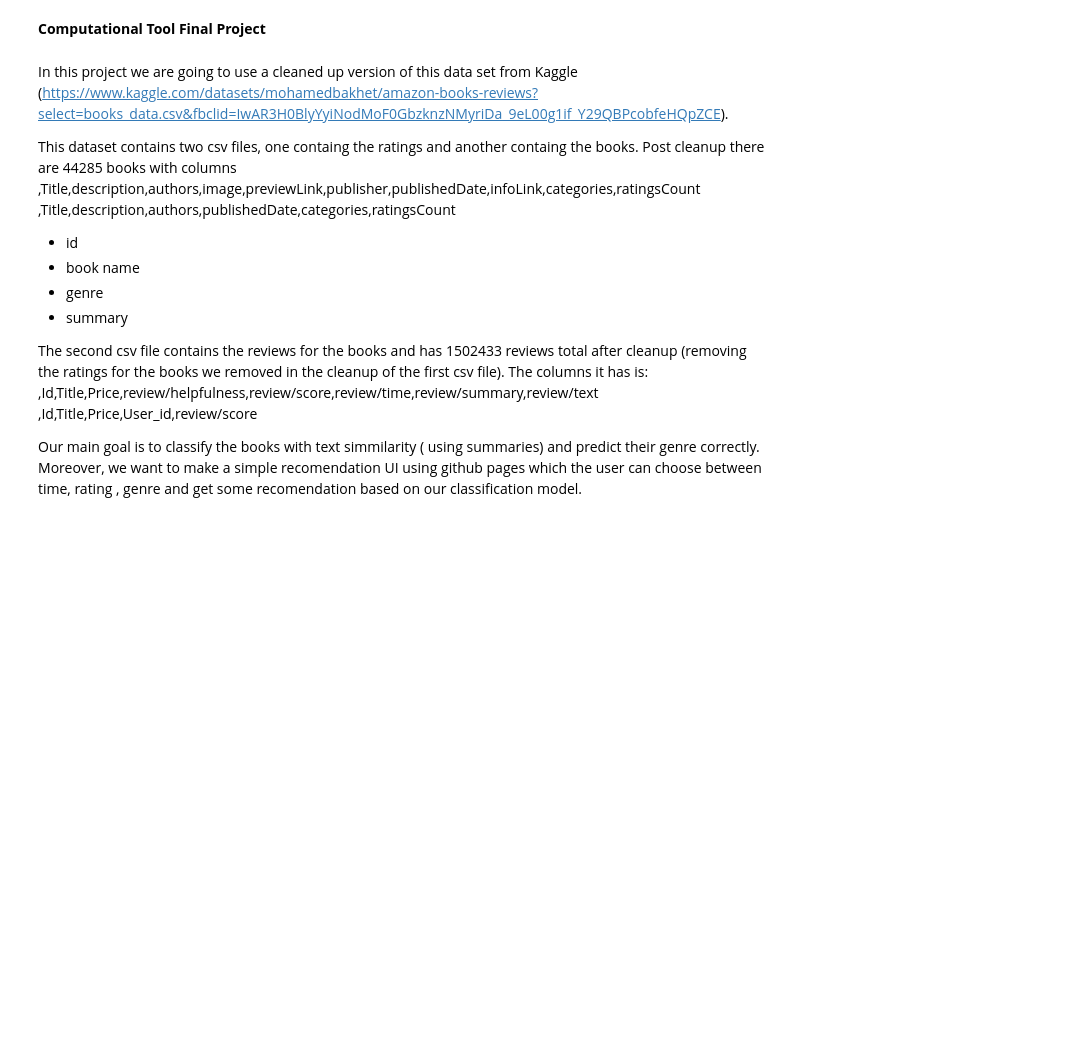
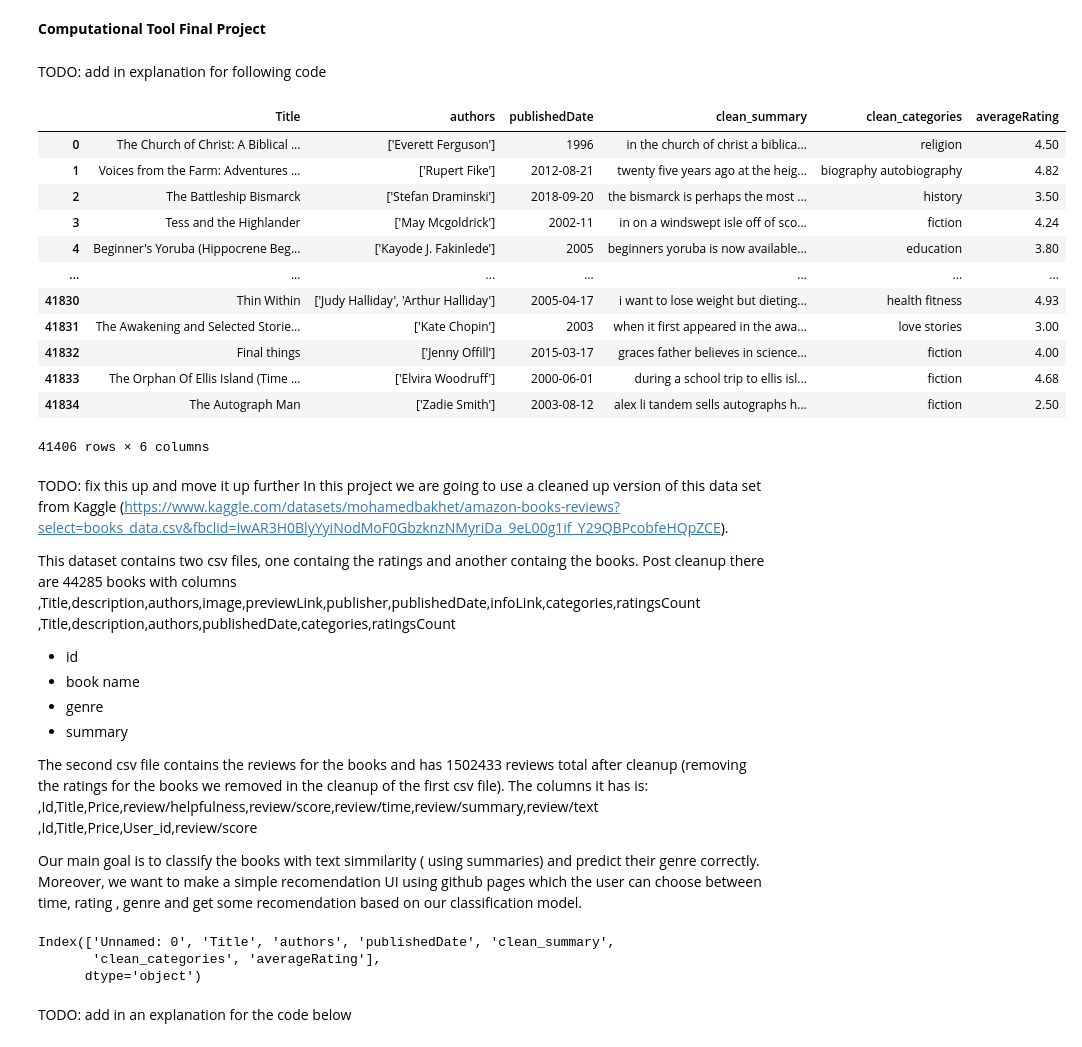
Before and after one commit to liljayr/CompTools, a Jupyter notebook: Data/model.ipynb, the cells around one changed output. Saved outputs shown, nothing was run; the diff lists cells and outputs as text; code cells hidden in the pictures; blank space fills up the shorter version.

```diff
--- a/Data/model.ipynb
+++ b/Data/model.ipynb
@@ -32,2 +62,4 @@ To enable them in other operations, rebuild TensorFlow with the appropriate comp
 # %% [markdown]
 **Computational Tool Final Project**
+# %% [markdown]
+TODO: add in explanation for following code
@@ -34,14 +68,38 @@ To enable them in other operations, rebuild TensorFlow with the appropriate comp
 # %%
+# Load in books + ratings csv created before
 clean_books1 = pd.read_csv('generalized_books_and_ratings.csv')
+
+# Selecting specific columns that are relevant to the project
 clean_books1 = clean_books1[["Title","description","authors","publishedDate","categories","averageRating"]]
+
+# Clean up the description and categories columns (removing punctuation and )
 clean_books1['clean_summary'] = clean_books1['description'].apply(lambda x: clean_books(x))
 #clean_books1['clean_authors'] = clean_books1['authors'].apply(lambda x: clean_books(x))
 clean_books1['clean_categories'] = clean_books1['categories'].apply(lambda x: clean_books(x))
+
+# Drop all rows with null in them
 clean_books1 = clean_books1.dropna()
+
+# Write to new csv file
 books = clean_books1[["Title" ,"authors" ,"publishedDate" , "clean_summary" , "clean_categories" , "averageRating"] ]
 books
-books.to_csv("final.csv")
+# books.to_csv("final.csv")
+# %% [output]
+|  | Title | authors | publishedDate | clean_summary | clean_categories | averageRating |
+| 0 | The Church of Christ: A Biblical ... | ['Everett Ferguson'] | 1996 | in the church of christ a biblica... | religion | 4.50 |
+| 1 | Voices from the Farm: Adventures ... | ['Rupert Fike'] | 2012-08-21 | twenty five years ago at the heig... | biography autobiography | 4.82 |
+| 2 | The Battleship Bismarck | ['Stefan Draminski'] | 2018-09-20 | the bismarck is perhaps the most ... | history | 3.50 |
+| 3 | Tess and the Highlander | ['May Mcgoldrick'] | 2002-11 | in on a windswept isle off of sco... | fiction | 4.24 |
+| 4 | Beginner's Yoruba (Hippocrene Beg... | ['Kayode J. Fakinlede'] | 2005 | beginners yoruba is now available... | education | 3.80 |
+| ... | ... | ... | ... | ... | ... | ... |
+| 41830 | Thin Within | ['Judy Halliday', 'Arthur Halliday'] | 2005-04-17 | i want to lose weight but dieting... | health fitness | 4.93 |
+| 41831 | The Awakening and Selected Storie... | ['Kate Chopin'] | 2003 | when it first appeared in the awa... | love stories | 3.00 |
+| 41832 | Final things | ['Jenny Offill'] | 2015-03-17 | graces father believes in science... | fiction | 4.00 |
+| 41833 | The Orphan Of Ellis Island (Time ... | ['Elvira Woodruff'] | 2000-06-01 | during a school trip to ellis isl... | fiction | 4.68 |
+| 41834 | The Autograph Man | ['Zadie Smith'] | 2003-08-12 | alex li tandem sells autographs h... | fiction | 2.50 |
+41406 rows × 6 columns
 # %% [markdown]
+TODO: fix this up and move it up further
 In this project we are going to use a cleaned up version of this data set from Kaggle (https://www.kaggle.com/datasets/mohamedbakhet/amazon-books-reviews?select=books_data.csv&fbclid=IwAR3H0BlyYyiNodMoF0GbzknzNMyriDa_9eL00g1if_Y29QBPcobfeHQpZCE).
 
 This dataset contains two csv files, one containg the ratings and another containg the books. Post cleanup there are 44285 books with  columns
@@ -62,3 +121,11 @@ file1 = pd.read_csv("final.csv")
 file1['clean_summary'] = file1['clean_summary'].apply(lambda x: clean_books(x))
+# %%
+print(file1.columns)
+# %% [output]
+Index(['Unnamed: 0', 'Title', 'authors', 'publishedDate', 'clean_summary',
+       'clean_categories', 'averageRating'],
+      dtype='object')
+# %% [markdown]
+TODO: add in an explanation for the code below
 # %%
 
```
Also changed, not shown: parts of 19 cells of this notebook, 1 other file.
